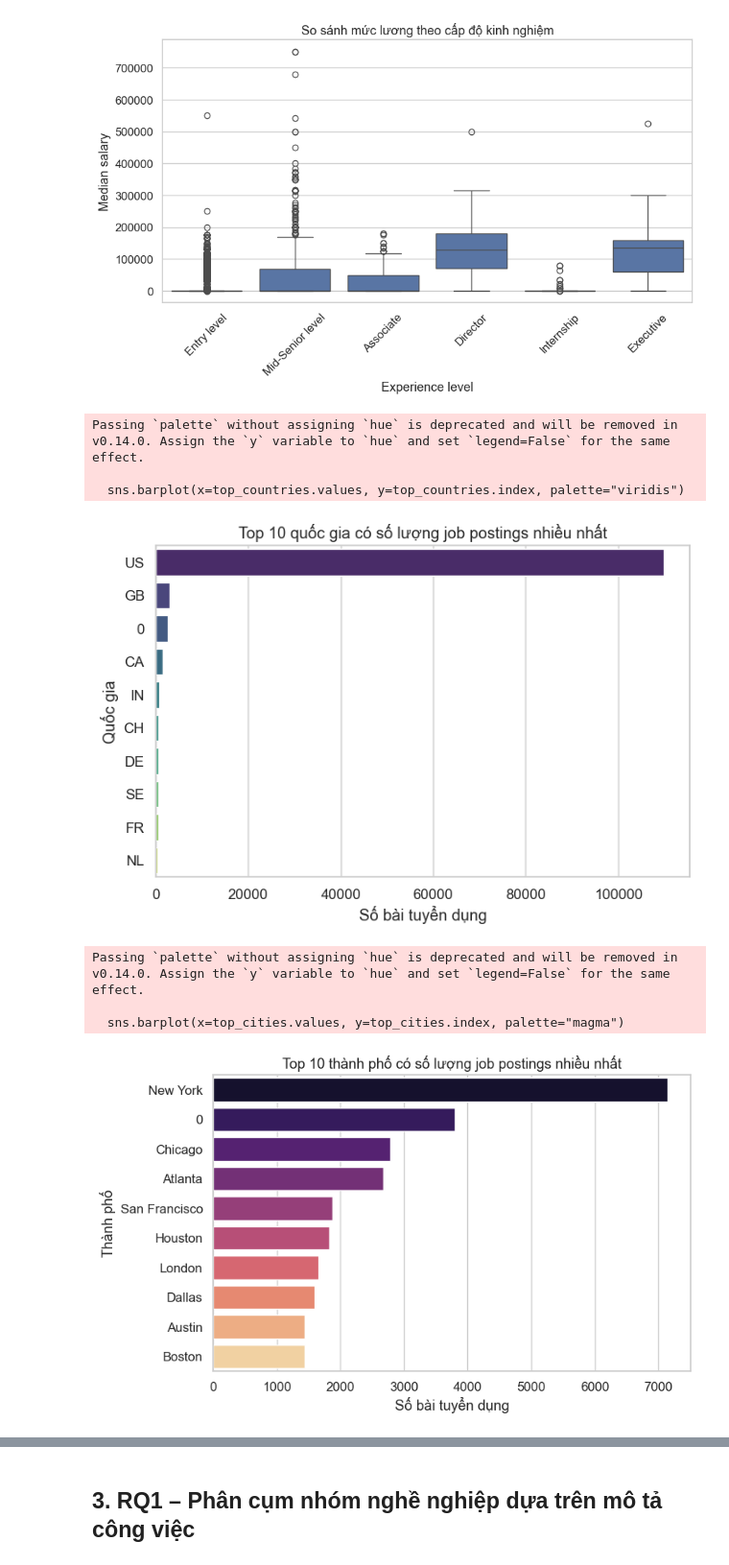
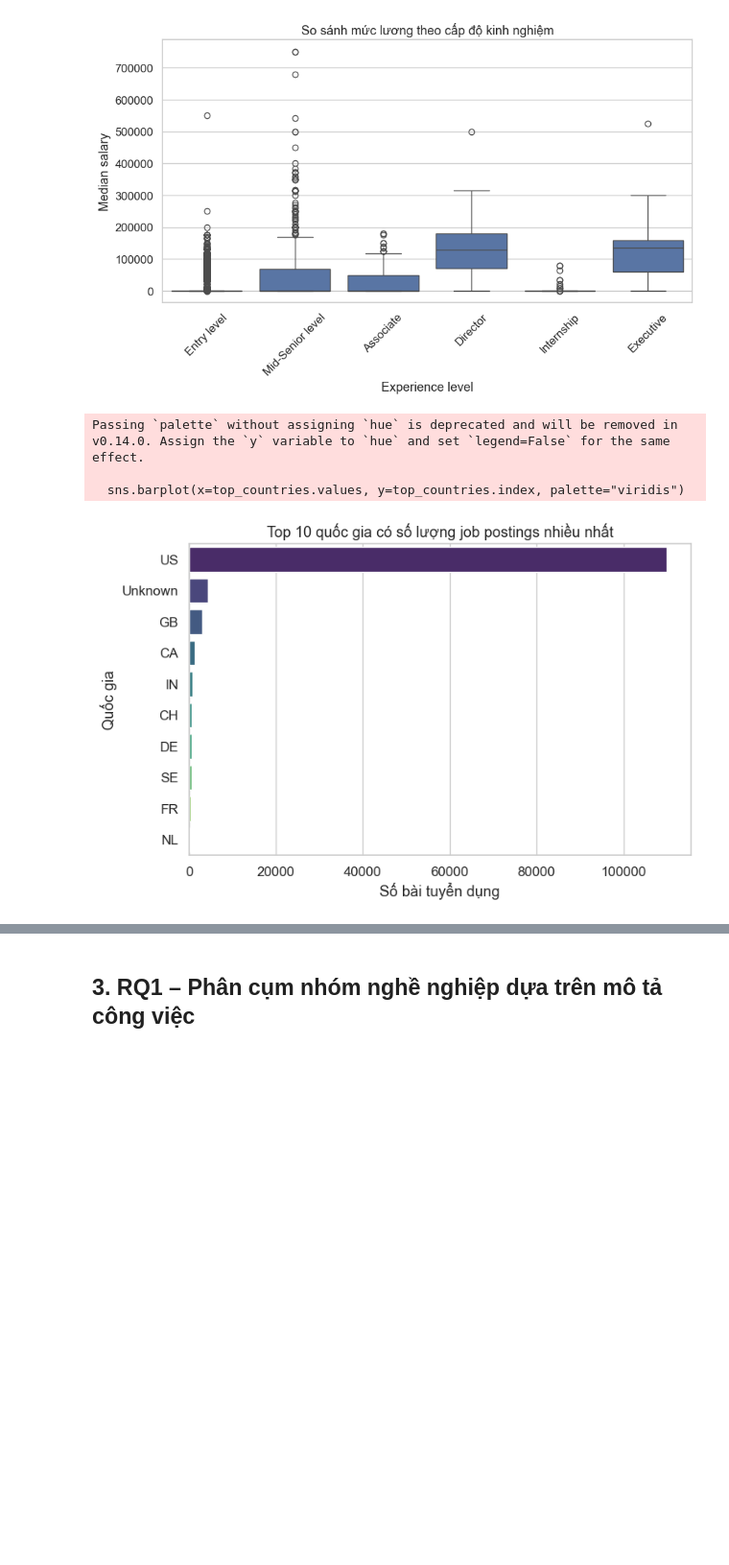
Before and after one commit to QuangMinh03042005/sgu25_kpdl, a Jupyter notebook: final/research.ipynb, the cells around one changed output, grey strips where cells are left out. Shown at 96% size. Drawn from its saved outputs; the diff is of its cells as text; code cells hidden in the pictures; blank space fills up the shorter version.

```diff
--- a/final/research.ipynb
+++ b/final/research.ipynb
@@ -145,0 +150,34 @@ Kích thước sau khi merge: (123849, 41)
+# %%
+# 1.2 Load bảng kỹ năng LinkedIn (job_skills.csv) nếu có
+JOB_SKILLS_PATH = "data/job_skills.csv"        # chỉnh lại đường dẫn cho đúng
+SKILL_MAP_PATH = "data/skill_mapping.csv"      # file chứa cột: skill_abr, skill_name
+
+try:
+    job_skills_df = pd.read_csv(JOB_SKILLS_PATH)
+    skill_map_df = pd.read_csv(SKILL_MAP_PATH)
+
+    print("Kích thước job_skills_df:", job_skills_df.shape)
+    print("Kích thước skill_map_df:", skill_map_df.shape)
+
+    # Gộp để lấy tên kỹ năng đầy đủ
+    job_skills_full = job_skills_df.merge(skill_map_df, on="skill_abr", how="left")
+
+    # Gom danh sách kỹ năng theo từng job_id
+    skills_per_job = (
+        job_skills_full
+        .dropna(subset=["skill_name"])
+        .groupby("job_id")["skill_name"]
+        .apply(list)
+        .reset_index()
+        .rename(columns={"skill_name": "linkedin_skills"})
+    )
+
+    # Merge vào job_merged
+    job_merged = job_merged.merge(skills_per_job, on="job_id", how="left")
+    print("Kích thước job_merged sau khi thêm linkedin_skills:", job_merged.shape)
+    display(job_merged[["job_id", "title", "linkedin_skills"]].head())
+
+except FileNotFoundError:
+    job_skills_df = None
+    skill_map_df = None
+    print("Không tìm thấy job_skills.csv hoặc skill_mapping.csv – bỏ qua phần kỹ năng LinkedIn.")
@@ -226,28 +276,18 @@ plt.show()
 # %% [output]
 [figure]
 # %%
+job_merged['country'].replace("0", np.nan, inplace=True)
+job_merged['country'].fillna("Unknown", inplace=True)
 # 2.4 Top quốc gia và thành phố có bài tuyển dụng nhiều nhất
 top_countries = job_merged["country"].value_counts().head(10)
 plt.figure(figsize=(8,5))
 sns.barplot(x=top_countries.values, y=top_countries.index, palette="viridis")
 plt.xlabel("Số bài tuyển dụng")
 plt.ylabel("Quốc gia")
 plt.title("Top 10 quốc gia có số lượng job postings nhiều nhất")
 plt.show()
-
-top_cities = job_merged["city"].value_counts().head(10)
-plt.figure(figsize=(8,5))
-sns.barplot(x=top_cities.values, y=top_cities.index, palette="magma")
-plt.xlabel("Số bài tuyển dụng")
-plt.ylabel("Thành phố")
-plt.title("Top 10 thành phố có số lượng job postings nhiều nhất")
-plt.show()
 # %% [output]
 Passing `palette` without assigning `hue` is deprecated and will be removed in v0.14.0. Assign the `y` variable to `hue` and set `legend=False` for the same effect.
 
   sns.barplot(x=top_countries.values, y=top_countries.index, palette="viridis")
-[figure, old version]
+[figure, new version]
-Passing `palette` without assigning `hue` is deprecated and will be removed in v0.14.0. Assign the `y` variable to `hue` and set `legend=False` for the same effect.
-
-  sns.barplot(x=top_cities.values, y=top_cities.index, palette="magma")
-[figure, removed]
```
Also changed, not shown: parts of 31 cells of this notebook.
